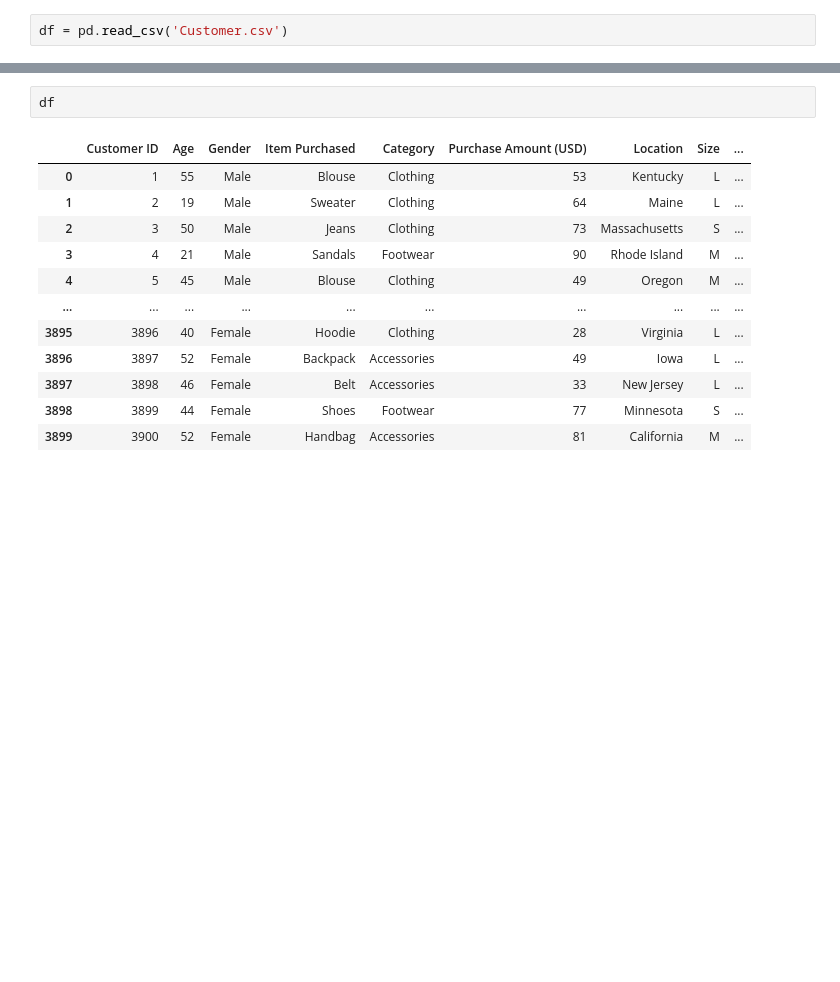
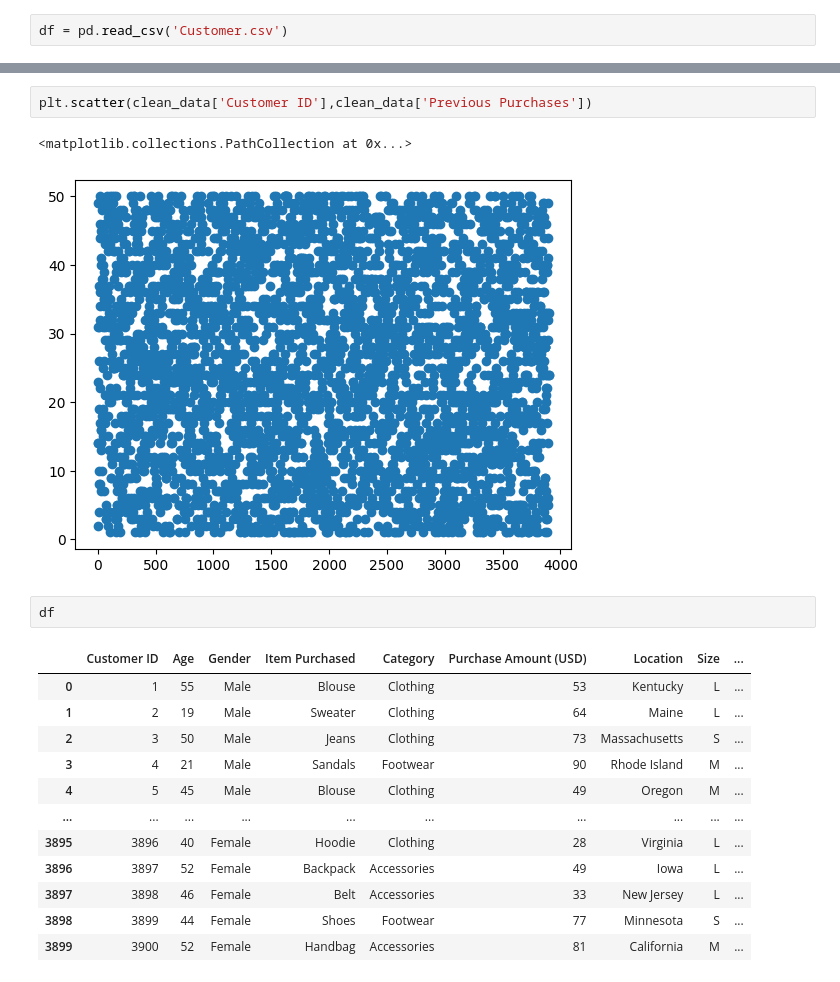
Before and after one commit to Samarth-Pawan/Data-Mining_Customer-Shopping-Trends, a Jupyter notebook: Data_Mining/data_preproc.ipynb, the cells around one changed output, grey strips where cells are left out. Drawn from its saved outputs; the diff is of its cells as text; blank space fills up the shorter version.

```diff
--- a/Data_Mining/data_preproc.ipynb
+++ b/Data_Mining/data_preproc.ipynb
@@ -44,3 +142,8 @@ print(unique_value_counts)
+# %%
+plt.scatter(clean_data['Customer ID'],clean_data['Previous Purchases'])
+# %% [output]
+<matplotlib.collections.PathCollection at 0x...>
+[figure, added]
 # %%
 df
 # %% [output]
```
Also changed, not shown: parts of 20 cells of this notebook, 1 other file.
